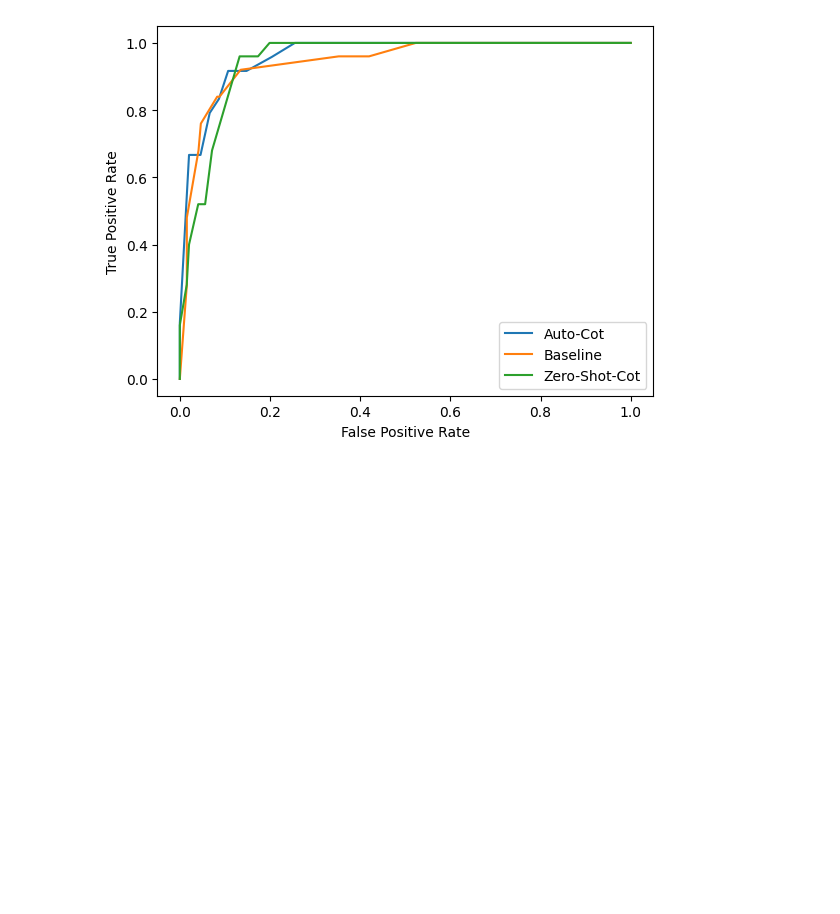
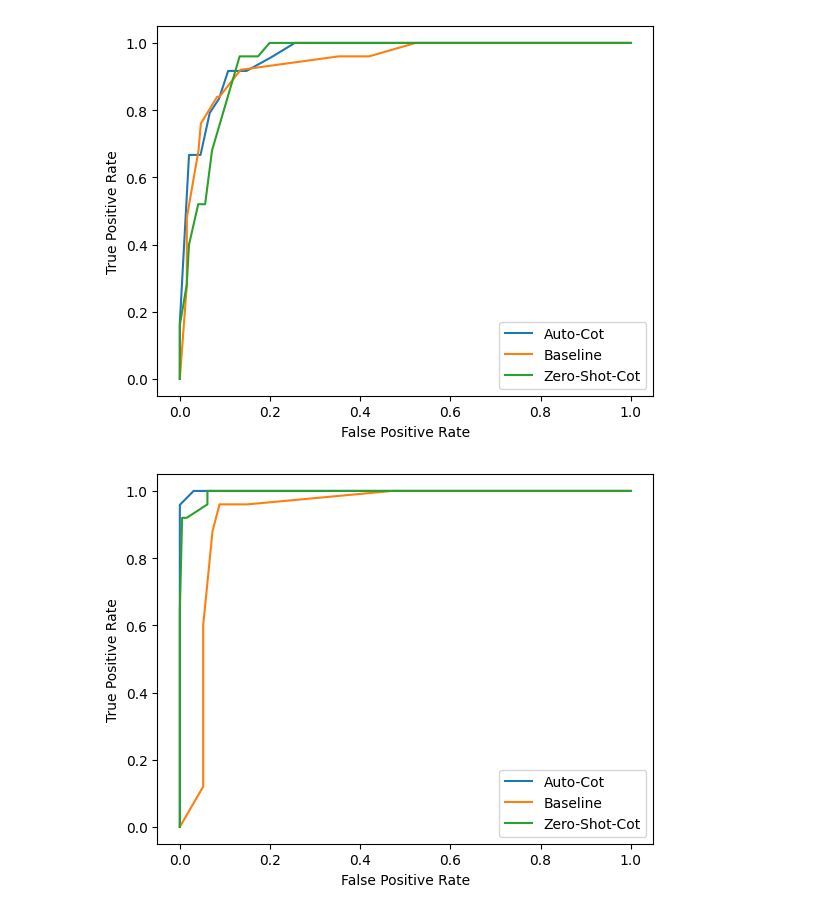
Before and after one commit to paulburkhardt/Entity-Matching-With-LLMs, a Jupyter notebook: notebooks/roc_curve.ipynb, the cells around one changed output. Cells and saved outputs as stored; diff of their text form; code cells hidden in the pictures; blank space fills up the shorter version.

```diff
--- a/notebooks/roc_curve.ipynb
+++ b/notebooks/roc_curve.ipynb
@@ -28,7 +28,7 @@ def get_metrics(df) -> (np.ndarray, np.ndarray, np.ndarray):
     # drop all rows with no % in confidence or similarity column
     df = df[df['confidence'].str.contains('%')]
     df = df[df['similarity'].str.contains('%')]
-
+    labels = df['label'].to_numpy()
 
     confidences = df['confidence'].to_numpy()
 
@@ -38,7 +38,8 @@ def get_metrics(df) -> (np.ndarray, np.ndarray, np.ndarray):
 
     similarities = np.array([convert_percentage(similarity) for similarity in similarities])
 
-    labels = df['label'].to_numpy()
+    # flip all values in the confidences array when the label is False
+    confidences = np.where(labels == False, 1 - confidences, confidences)
 
     # if True turn to 1 else 0
     labels = np.where(labels == True, 1, 0)
@@ -74,3 +95,28 @@ plt.xlabel('False Positive Rate')
 plt.show()
 # %% [output]
 [figure]
+# %%
+fpr, tpr, _ = metrics.roc_curve(labels_auto_cot,  confidences_auto_cot)
+plt.plot(fpr,tpr, label="Auto-Cot")
+
+fpr, tpr, _ = metrics.roc_curve(labels_baseline,  confidences_baseline)
+plt.plot(fpr,tpr, label="Baseline")
+
+fpr, tpr, _ = metrics.roc_curve(labels_zero_shot_cot,  confidences_zero_shot_cot)
+plt.plot(fpr,tpr, label="Zero-Shot-Cot")
+
+plt.legend(loc="lower right")
+# fpr, tpr, _ = metrics.roc_curve(labels_auto_cot,  confidences_auto_cot)
+# plt.plot(fpr,tpr)
+
+# fpr, tpr, _ = metrics.roc_curve(labels_baseline,  confidences_baseline)
+# plt.plot(fpr,tpr)
+
+# fpr, tpr, _ = metrics.roc_curve(labels_zero_shot_cot,  confidences_zero_shot_cot)
+# plt.plot(fpr,tpr)
+
+plt.ylabel('True Positive Rate')
+plt.xlabel('False Positive Rate')
+plt.show()
+# %% [output]
+[figure, added]
```
Also changed, not shown: parts of 1 cell of this notebook, 9 other files.
